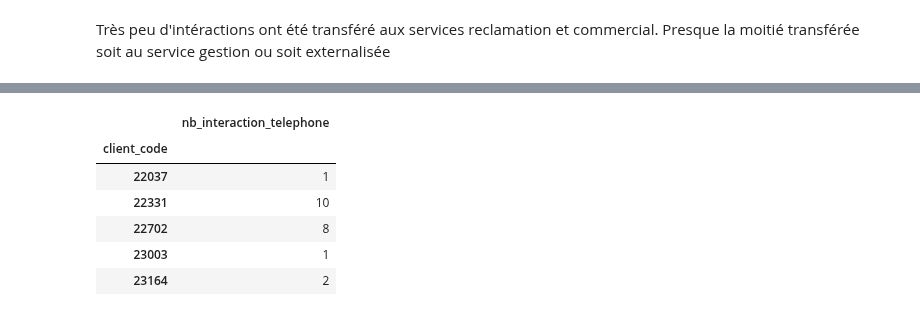
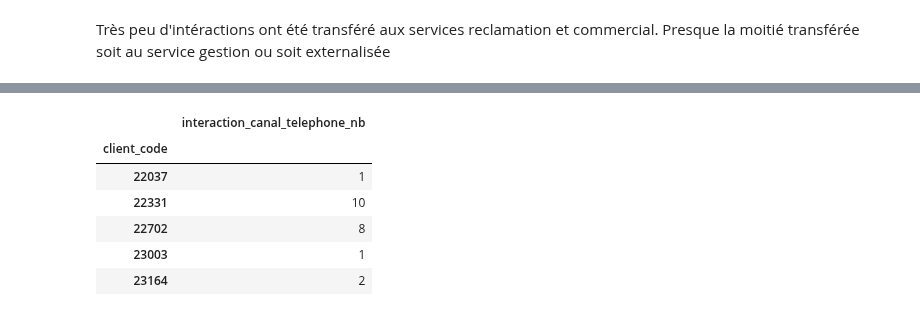
Before and after one commit to kellybourbon2/Alptis-churn-prediction, a Jupyter notebook: aggregation_interactions.ipynb, the cells around one changed output, grey strips where cells are left out. Drawn from its saved outputs; the diff is of its cells as text; code cells hidden in the pictures.

```diff
--- a/aggregation_interactions.ipynb
+++ b/aggregation_interactions.ipynb
@@ -485,28 +485,28 @@ df_service.head()
 # %%
 # =====================================================
 # CREATION DE df_canal (UNIQUEMENT TELEPHONE)
 # =====================================================
 
 df = df_interaction.copy()
 
 
-# 2. Filtrer uniquement les interactions téléphone
+# 2. Filtrer uniquement les interaction téléphone
 df_tel = df[df["interaction_canal"] == "Téléphone"]
 
-# 3. Compter les interactions téléphone par client
+# 3. Compter les interaction téléphone par client
 df_canal = (
     df_tel.groupby("client_code")
           .size()
-          .to_frame("nb_interaction_telephone")
+          .to_frame("interaction_canal_telephone_nb")
 )
 
 # 4. Si un client n’a pas de téléphone → mettre 0
-df_canal["nb_interaction_telephone"] = df_canal["nb_interaction_telephone"].fillna(0)
+df_canal["interaction_canal_telephone_nb"] = df_canal["interaction_canal_telephone_nb"].fillna(0)
 
 # Vérification
 df_canal.head()
 # %% [output]
-|  | nb_interaction_telephone |
+|  | interaction_canal_telephone_nb |
 | client_code |  |
 | 22037 | 1 |
 | 22331 | 10 |
```
Also changed, not shown: parts of 17 cells of this notebook, 3 other files.
